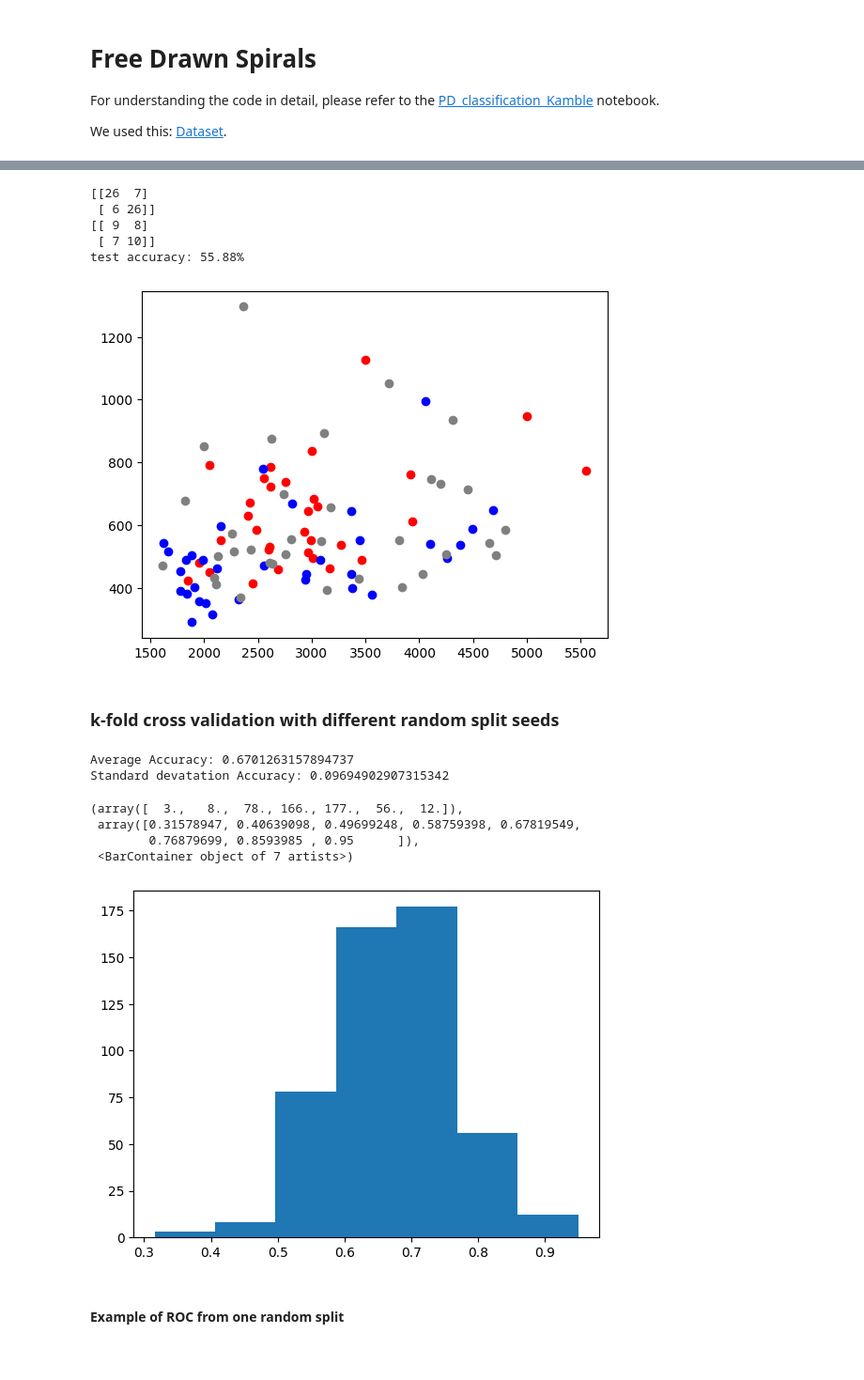
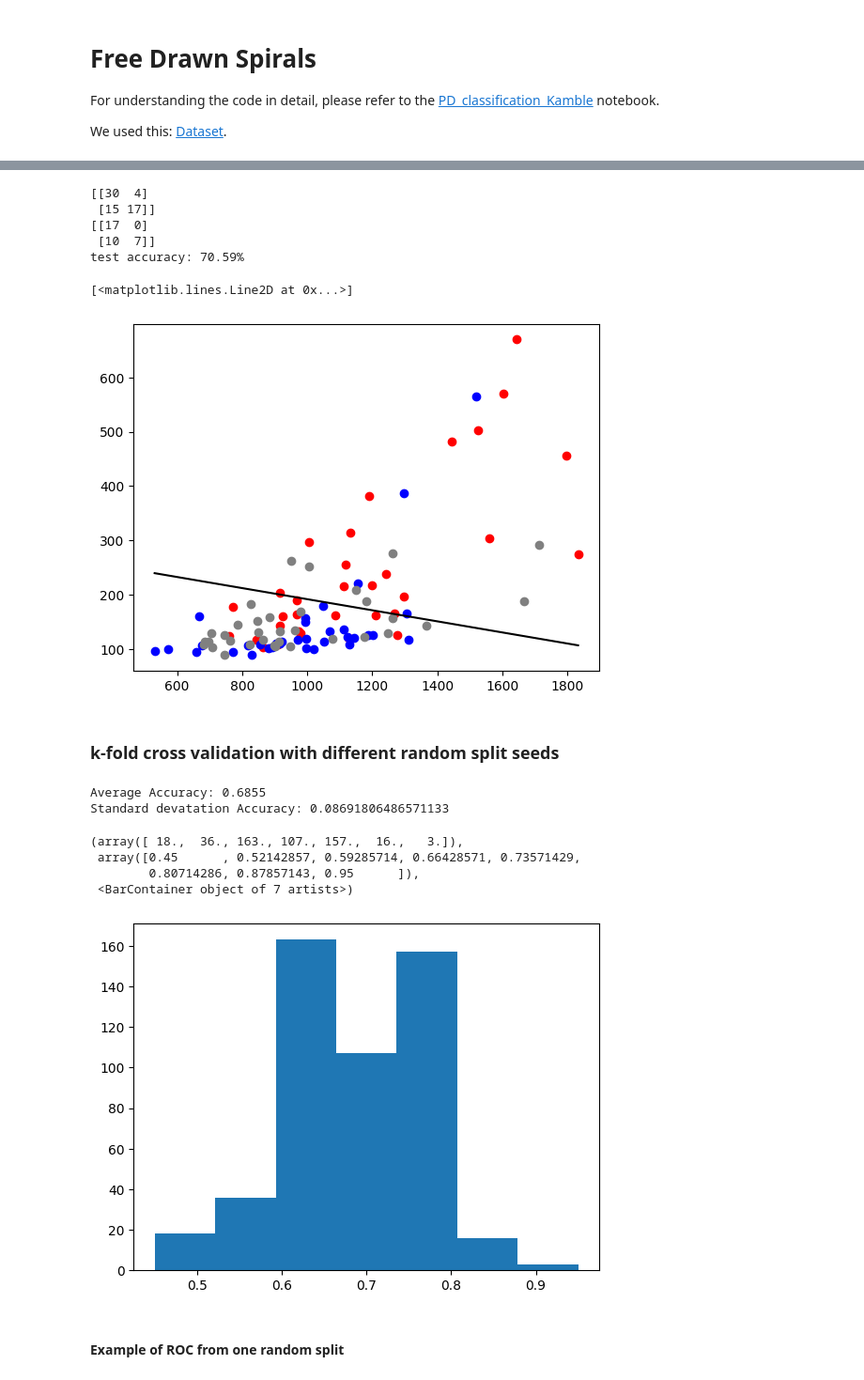
Before and after one commit to Falk0/AIA, a Jupyter notebook: PD_classification_Varalakshmi.ipynb, the cells around one changed output, grey strips where cells are left out. Shown at 94% size. Saved outputs shown, nothing was run; the diff lists cells and outputs as text; code cells hidden in the pictures.

Commit message:
use Logistic regression and update Vara preprocessing

```diff
--- a/PD_classification_Varalakshmi.ipynb
+++ b/PD_classification_Varalakshmi.ipynb
@@ -28,7 +28,8 @@ import random
 # %%
 
 # Store Pdf with convert_from_path function
-path = r'/Users/linusfalk/Dev/AIA/AIA/Varalakshmi/drawings/spiral'
+path = r'C:\Users\Baumann\Documents\UU\03_semester\AIA\project\Varalakshmi\drawings\spiral'
+#r'/Users/linusfalk/Dev/AIA/AIA/Varalakshmi/drawings/spiral'
 # %%
 names = []
 trace_distances_all = []
@@ -49,7 +50,7 @@ for file_path in os.listdir(path):
     tmp = original.copy()
 
     # threshold
-    tmp = cv2.adaptiveThreshold(tmp, 1, cv2.ADAPTIVE_THRESH_MEAN_C, cv2.THRESH_BINARY, 99, 15)
+    tmp = cv2.adaptiveThreshold(tmp, 1, cv2.ADAPTIVE_THRESH_MEAN_C, cv2.THRESH_BINARY, 17, 15)
     tmp = np.array((tmp==0)*1, np.uint8)
 
     # opening
@@ -61,19 +62,20 @@ for file_path in os.listdir(path):
     tmp = cv2.dilate(tmp,kernel,iterations = 1)
 
     # closing
-    kernel = np.ones((5,5),np.uint8)
+    #kernel = np.ones((5,5),np.uint8)
+    kernel = cv2.getStructuringElement(cv2.MORPH_ELLIPSE, (5,5))
     tmp = cv2.morphologyEx(tmp, cv2.MORPH_CLOSE, kernel)
 
     # skeleonizing
     skl = skeletonize(tmp)
     skeleton_img_cropped = np.array(skl*1, np.uint8)
-    skeleton_img_cropped, _, _ = prune(skeleton_img_cropped, size=10)
+    skeleton_img_cropped, _, _ = prune(skeleton_img_cropped, size=5)
 
     # find center/start_point of the spiral
-    spiral_start = find_spiral_point(skeleton_img_cropped, point=(0, 0), first=True, search_radius=50)
+    spiral_start = find_spiral_point(skeleton_img_cropped, point=(0, 0), first=True, search_radius=70)
     if not spiral_start:
         print('not possible to extract')
-        plt.imshow(img)
+        plt.imshow(original)
         plt.show()
         continue
 
@@ -137,9 +139,9 @@ for d2, name in zip(trace_distances_all, names):
         pad = 0
         d2 = list([0.0 for _ in range(pad)]) + list(d2)
         #print(d2)
-        filtered = gaussian_filter1d(d2, 160)[pad:]
+        filtered = gaussian_filter1d(d2, 50)[pad:]
         filtered2 = gaussian_filter1d(d2, 30)[pad:]
-        filtered3 = gaussian_filter1d(d2, 30)[pad:]
+        filtered3 = gaussian_filter1d(d2, 10)[pad:]
         d2 = d2[pad:]
 
         color = 'red' if 'PE' in name else 'blue'
@@ -199,7 +201,7 @@ for b in [True, False]:
     y_train.extend(tmpy[:-len(tmpy)//3])
 # %%
 # use a Knn with k=3 see parameter tuning in our paper
-clf = KNeighborsClassifier(n_neighbors=3)
+clf = LogisticRegression()#KNeighborsClassifier(n_neighbors=3)
 
 clf.fit(X_train, y_train)
 y_train_pred = clf.predict(X_train)
@@ -212,22 +214,23 @@ print(cm_test)
 acc_test = 100 * (cm_test[0, 0] + cm_test[1, 1]) / sum(sum(cm_test))
 print(f'test accuracy: {acc_test:.2f}%')
 # %% [output]
-[[26  7]
- [ 6 26]]
-[[ 9  8]
- [ 7 10]]
-test accuracy: 55.88%
+[[30  4]
+ [15 17]]
+[[17  0]
+ [10  7]]
+test accuracy: 70.59%
 # %%
 for X, y in zip(X_train, y_train):
     plt.scatter(X[0], X[1], c=['blue', 'red'][y])
 for X in X_test:
     plt.scatter(X[0], X[1], c='grey')
 
-#plt.plot([min(np.array(X_train)[:, 0]), max(np.array(X_train)[:, 0])], [-(clf.intercept_ + min(np.array(X_train)[:, 0])*clf.coef_[0, 0])/clf.coef_[0, 1], -(clf.intercept_ + max(np.array(X_train)[:, 0])*clf.coef_[0, 0])/clf.coef_[0, 1]], 'k')
+plt.plot([min(np.array(X_train)[:, 0]), max(np.array(X_train)[:, 0])], [-(clf.intercept_ + min(np.array(X_train)[:, 0])*clf.coef_[0, 0])/clf.coef_[0, 1], -(clf.intercept_ + max(np.array(X_train)[:, 0])*clf.coef_[0, 0])/clf.coef_[0, 1]], 'k')
 #plt.xscale('log')
 #plt.yscale('log')
 # %% [output]
+[<matplotlib.lines.Line2D at 0x...>]
-[figure, old version]
+[figure, new version]
 # %% [markdown]
 ### k-fold cross validation with different random split seeds
 # %%
@@ -263,7 +266,7 @@ recalls = []
 f1_scores = []
 
 
-model = LinearDiscriminantAnalysis()
+model = LogisticRegression()
 
 
 for seed in range(100):
@@ -285,39 +288,39 @@ for seed in range(100):
                     y = np.std([i-j for i, j in zip(df[name]['dist2'][sa:ea], df[name]['dist2_filtered2'][sa:ea])])
                     X_train_data.append([x, y])
 
         for name in X_test:
                 x = np.std([i-j for i, j in zip(df[name]['dist2'][sd:ed], df[name]['dist2_filtered'][sd:ed])])
                 y = np.std([i-j for i, j in zip(df[name]['dist2'][sa:ea], df[name]['dist2_filtered2'][sa:ea])])
                 X_test_data.append([x, y])
 
 
         # Fit the model
         model.fit(X_train_data, y_train)
 
         # Predict on the test set
         y_pred = model.predict(X_test_data)
         y_pred_prob = model.predict_proba(X_test_data)
 
         # Calculate and store the results
         accuracies.append(accuracy_score(y_test, y_pred))
         precisions.append(precision_score(y_test, y_pred))
         recalls.append(recall_score(y_test, y_pred))
         f1_scores.append(f1_score(y_test, y_pred))
 # Calculate average accuracy across all folds and splits
 average_accuracy = np.mean(accuracies)
 average_std = np.std(accuracies)
 
 print(f"Average Accuracy: {average_accuracy}")
 print(f"Standard devatation Accuracy: {average_std}")
 plt.hist(accuracies, bins=7)
 # %% [output]
-Average Accuracy: 0.6701263157894737
-Standard devatation Accuracy: 0.09694902907315342
+Average Accuracy: 0.6855
+Standard devatation Accuracy: 0.08691806486571133
-(array([  3.,   8.,  78., 166., 177.,  56.,  12.]),
- array([0.31578947, 0.40639098, 0.49699248, 0.58759398, 0.67819549,
-        0.76879699, 0.8593985 , 0.95      ]),
+(array([ 18.,  36., 163., 107., 157.,  16.,   3.]),
+ array([0.45      , 0.52142857, 0.59285714, 0.66428571, 0.73571429,
+        0.80714286, 0.87857143, 0.95      ]),
  <BarContainer object of 7 artists>)
-[figure, old version]
+[figure, new version]
 # %% [markdown]
 #### Example of ROC from one random split
 # %%
```
Also changed, not shown: parts of 5 cells of this notebook, 3 other files.
